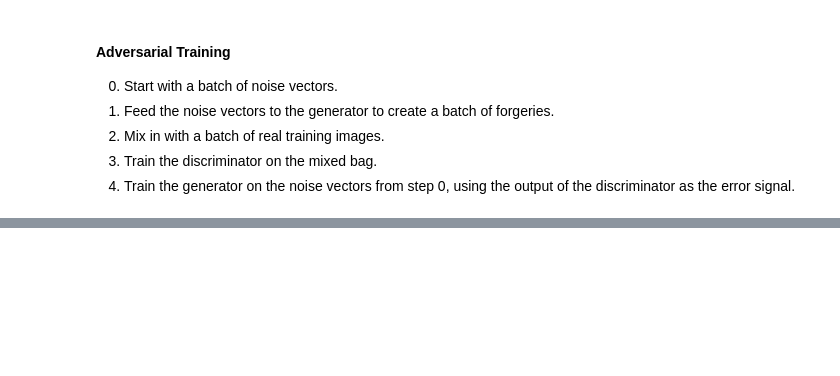
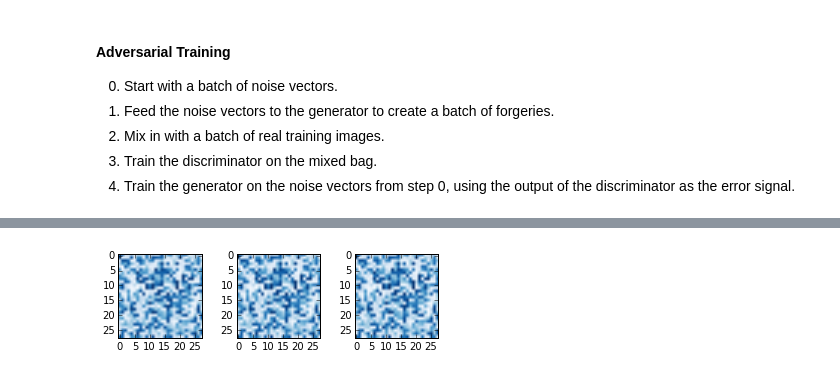
Before and after one commit to jeffschecter/sandbox, a Jupyter notebook: MNIST_gan.ipynb, the cells around one changed output, grey strips where cells are left out. Drawn from its saved outputs; the diff is of its cells as text; code cells hidden in the pictures; blank space fills up the shorter version.

```diff
--- a/MNIST_gan.ipynb
+++ b/MNIST_gan.ipynb
@@ -135,9 +136,11 @@ with tf.name_scope("D_output") as scope:
 4. Train the generator on the noise vectors from step 0, using the output of the discriminator as the error signal.
 # %%
 # Generator
+# When we evaluate the generator training step, we feed noise into G_x.
+# Never evaluate the generator train step when feeding real images into D_x.
 
 G_err = -tf.reduce_mean(tf.log(D_y))
-G_train_step = tf.train.AdamOptimizer(0.0001).minimize(
+G_train_step = tf.train.AdamOptimizer(0.001).minimize(
     G_err,
     var_list=[
         G_W_s1, G_b_s1,
@@ -145,10 +148,18 @@ G_train_step = tf.train.AdamOptimizer(0.0001).minimize(
         G_W_final, G_b_final])
 
 # Discriminator
+# When we evauate the descriminator train step, we should alternate between minibatches
+# wherein we provide real images fed into D_x and noise fed into G_x.
 
 D_xent = -tf.reduce_mean(D_y_ * tf.log(D_y)) - tf.reduce_mean((1 - D_y_) * tf.log(1 - D_y))
 D_accuracy = tf.reduce_mean(tf.cast(tf.equal(tf.cast(tf.greater_equal(D_y, 0.5), tf.float32), D_y_), tf.float32))
-D_train_step = tf.train.AdamOptimizer(0.0001).minimize(D_xent)
+D_train_step = tf.train.AdamOptimizer(0.00001).minimize(
+    D_xent,
+    var_list=[
+        D_W_conv1, D_b_conv1,
+        D_W_conv2, D_b_conv2,
+        D_W_dense, D_b_dense,
+        D_W_out, D_b_out])
 
 # Initialize
 
@@ -157,0 +169,75 @@ IndexError: list index out of range
+# %%
+num_epochs = 1
+batch_size = 100
+dropout_keep_rate = 0.5
+test_every_n_batches = 30
+
+figsize(6, 1.5)
+
+batches_per_epoch = train_im.shape[0] / batch_size
+mark = time.time()
+train_gen = True
+train_disc = True
+for ep in xrange(num_epochs):
+    for i in xrange(batches_per_epoch):
+        sys.stdout.write(".")
+        sys.stdout.flush()
+        start_offset = i * batch_size
+        stop_offset = start_offset + batch_size
+
+        # Train discriminator
+        if train_disc:
+            # ...on real images
+            D_train_step.run(feed_dict={
+                D_x: train_im[start_offset:stop_offset],
+                D_y_: np.ones(batch_size),
+                D_keep_prob: dropout_keep_rate})
+
+            # ...on forgeries
+            D_train_step.run(feed_dict={
+                G_x: np.random.random((batch_size, 32)),
+                G_keep_prob: 1.0,
+                D_y_: np.zeros(batch_size),
+                D_keep_prob: dropout_keep_rate})
+
+        # Train the generator
+        if train_gen:
+            G_train_step.run(feed_dict={
+                G_x: np.random.random((batch_size, 32)),
+                G_keep_prob: dropout_keep_rate,
+                D_keep_prob: 1.0})
+
+        if (i + 1) % test_every_n_batches == 0:
+            ac_real, xent_real = sess.run(
+                [D_accuracy, D_xent], feed_dict={
+                    D_x: test_im[:100],
+                    D_y_: np.ones(100),
+                    D_keep_prob: 1.0})
+            ac_forged, xent_forged, im_forged, ger = sess.run(
+                [D_accuracy, D_xent, G_out_image, G_err],
+                feed_dict={
+                    G_x: np.random.random((100, 32)),
+                    G_keep_prob: 1.0,
+                    D_y_: np.zeros(100),
+                    D_keep_prob: 1.0})
+            print ("\nEpoch {ep}, batch {ba} ({t:.1f} seconds since last report)"
+                   "\nDISCRIMINATOR: real {acr:.2f}% / {xr:.5f}, "
+                   "forged accuracy {acf:.1f}% / {xf:.5f}"
+                   "\nGENERATOR: error = {ger:.2f}").format(
+                ep=ep, ba=i, t=time.time() - mark,
+                acr=ac_real * 100, xr=xent_real, acf=ac_forged * 100, xf=xent_forged, ger=ger)
+            _, axes = plt.subplots(1, 3)
+            for j in xrange(3):
+                axes[j].imshow(im_forged[j], cmap=cm.Blues)
+            plt.show()
+            mark = time.time()
+
+            # Handicap!
+            score = -(ac_real * np.log2(ac_real + 0.001) + ac_forged * np.log2(ac_forged + 0.001))
+            if score < 0.2:
+                train_gen, train_disc = True, False
+            elif score >= 0.2 and score <= 0.5:
+                train_gen, train_disc = True, True
+            else:
+                train_gen, train_disc = False, True
+# %% [output]
@@ -157,0 +248 @@ IndexError: list index out of range
+[figure, added]
```
Also changed, not shown: parts of 4 cells of this notebook.
